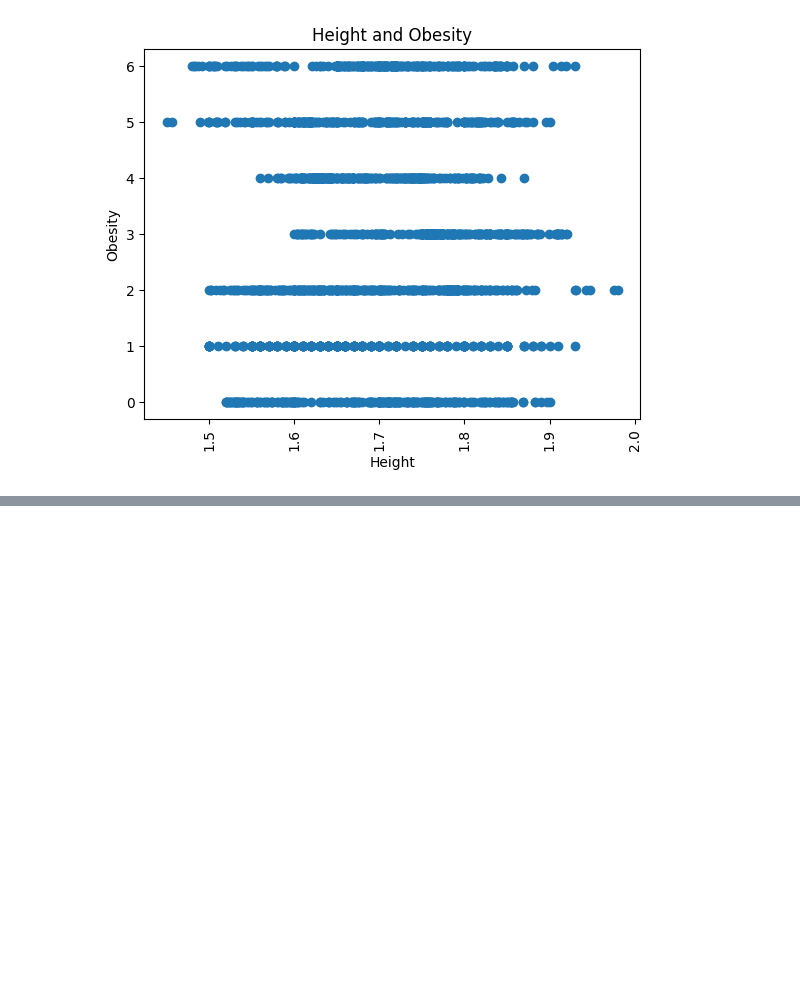
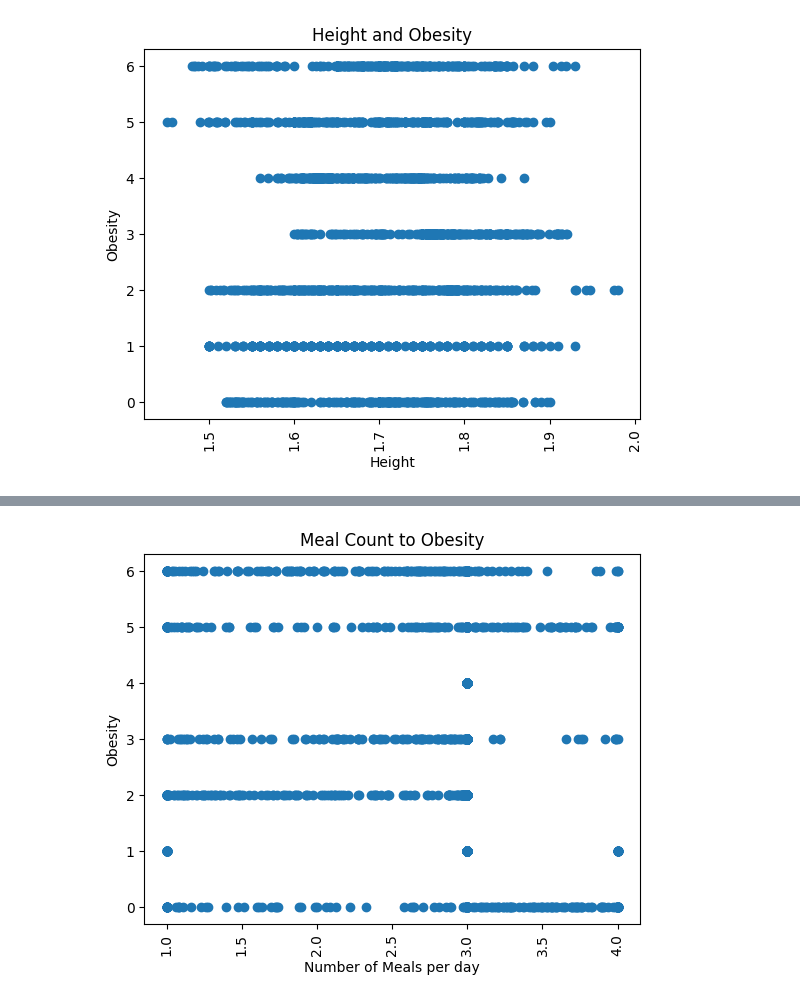
Before and after one commit to joliebao/TCS-Data-Science-Obesity, a Jupyter notebook: TCS_DataScience_Obesity.ipynb, the cells around one changed output, grey strips where cells are left out. Saved outputs shown, nothing was run; the diff lists cells and outputs as text; code cells hidden in the pictures; blank space fills up the shorter version.

```diff
--- a/TCS_DataScience_Obesity.ipynb
+++ b/TCS_DataScience_Obesity.ipynb
@@ -349,0 +367,4 @@ make_scatter('Weight', 'Weight and Obesity', 'Weight (kg)')
+# %%
+make_scatter("NCP", "Meal Count to Obesity", "Number of Meals per day")
+# %% [output]
+[figure, added]
```
Also changed, not shown: parts of 30 cells of this notebook.
